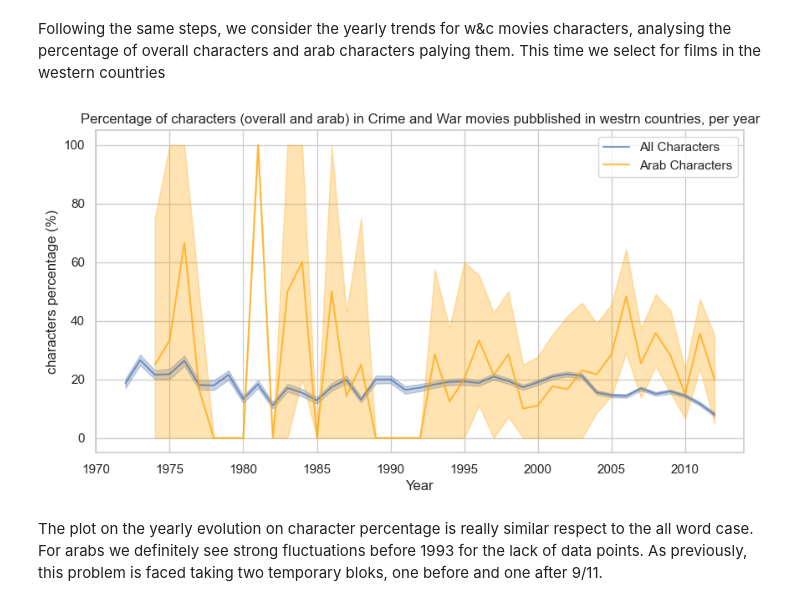
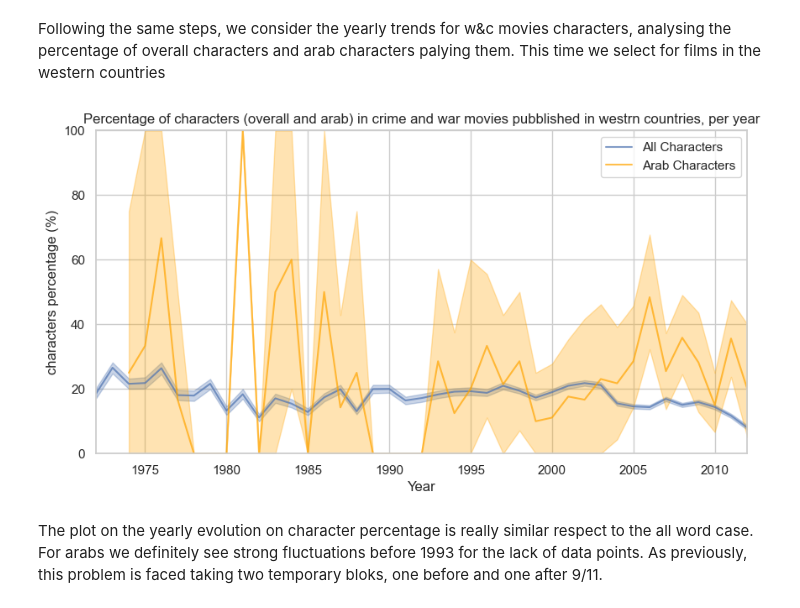
Before and after one commit to epfl-ada/ada-2023-project-pinacolada, a Jupyter notebook: P3.ipynb, the cells around one changed output. Saved outputs shown, nothing was run; the diff lists cells and outputs as text; code cells hidden in the pictures.

```diff
--- a/P3.ipynb
+++ b/P3.ipynb
@@ -332,7 +341,7 @@ fig.suptitle('Number of arab named characters per movie publication country')
 # European countries list. This are countries that are entirely in the European continent
 # Source: https://en.wikipedia.org/wiki/Europe
 
-european_countries = [
+eu_countries = [
     'Albania', 'Andorra', 'Austria', 'Belarus', 'Belgium', 'Bosnia and Herzegovina',
     'Bulgaria', 'Croatia', 'Czech Republic', 'Denmark', 'Estonia', 'Finland', 'France',
     'Germany', 'Greece', 'Hungary', 'Iceland', 'Ireland', 'Italy', 'Kosovo', 'Latvia',
@@ -998,24 +1009,26 @@ conf_int_mc_w['release_date'] = conf_int_mc_w['release_date'].astype(int)
 # %%
 # plot the yearly trend of characters with roles in crime and war movies, all characters and arab characters
 # fig, ax = plt.subplots()
 # cri_and_vio.plot(x='release_date',y='mean',kind='bar',color='green' , ax=ax, alpha=0.7)
 # cri_and_vio_ar.plot(x='release_date',y='mean',kind='bar',color='orange', secondary_y=True, ax=ax, alpha=0.7)
 # ax2 = ax.twiny()
 
 plt.figure(figsize=(10,5))
 plt.fill_between(conf_int_mc_w['release_date'], conf_int_mc_w['low']*100, conf_int_mc_w['up']*100, alpha=0.3, color='b')
 plt.plot(cri_and_vio_western['release_date'],cri_and_vio_western['mean']*100, label='All Characters', alpha=0.7, color='b')
 
 plt.fill_between(conf_int_mc_w['release_date'], conf_int_mc_w['low_ar']*100, conf_int_mc_w['up_ar']*100, alpha=0.3, color='orange')
 plt.plot(cri_and_vio_ar_western['release_date'],cri_and_vio_ar_western['mean']*100, label='Arab Characters', alpha=0.7, color='orange')
 
 plt.legend()
 plt.xlabel('Year')
 plt.ylabel('characters percentage (%)')
-plt.title('Percentage of characters (overall and arab) in Crime and War movies pubblished in westrn countries, per year')
+plt.xlim(1972, 2012)
+plt.ylim(0,100)
+plt.title('Percentage of characters (overall and arab) in crime and war movies pubblished in westrn countries, per year')
 plt.show()
 # %% [output]
-[figure, old version]
+[figure, new version]
 # %% [markdown]
 The plot on the yearly evolution on character percentage is really similar respect to the all word case. For arabs we definitely see strong fluctuations before 1993 for the lack of data points. As previously, this problem is faced taking two temporary bloks, one before and one after 9/11.
 # %%
```
Also changed, not shown: parts of 73 cells of this notebook.
